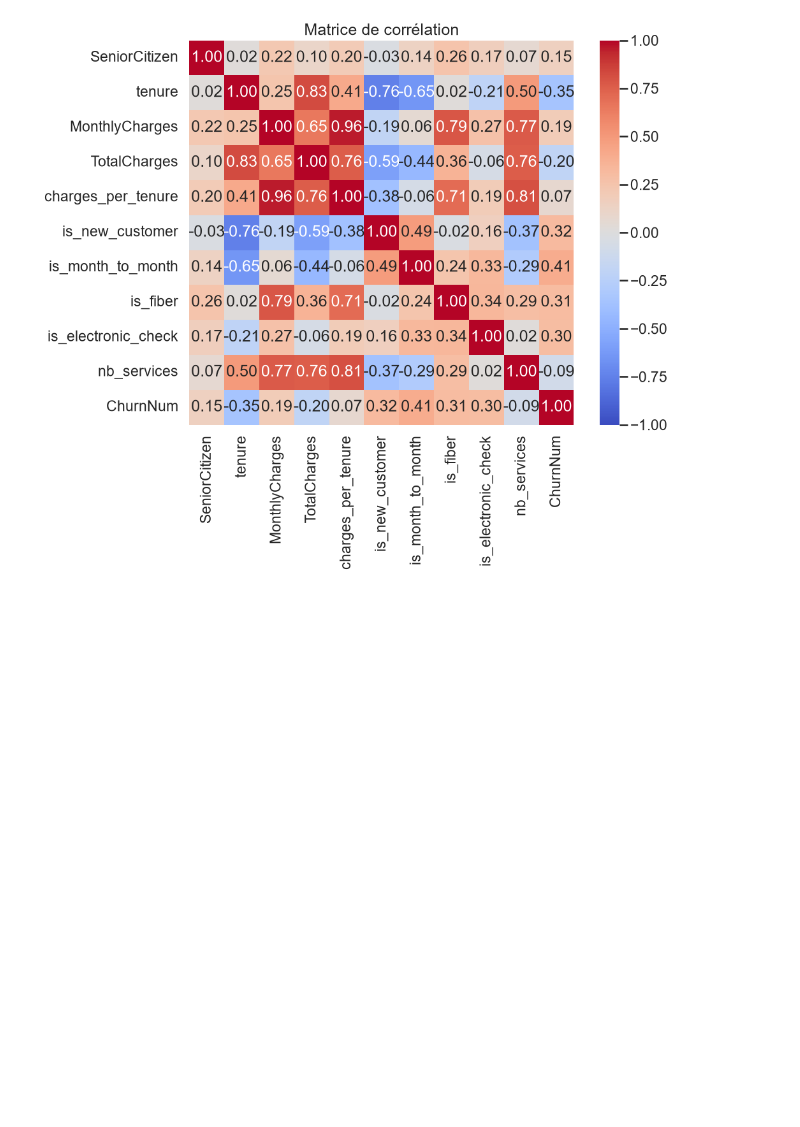
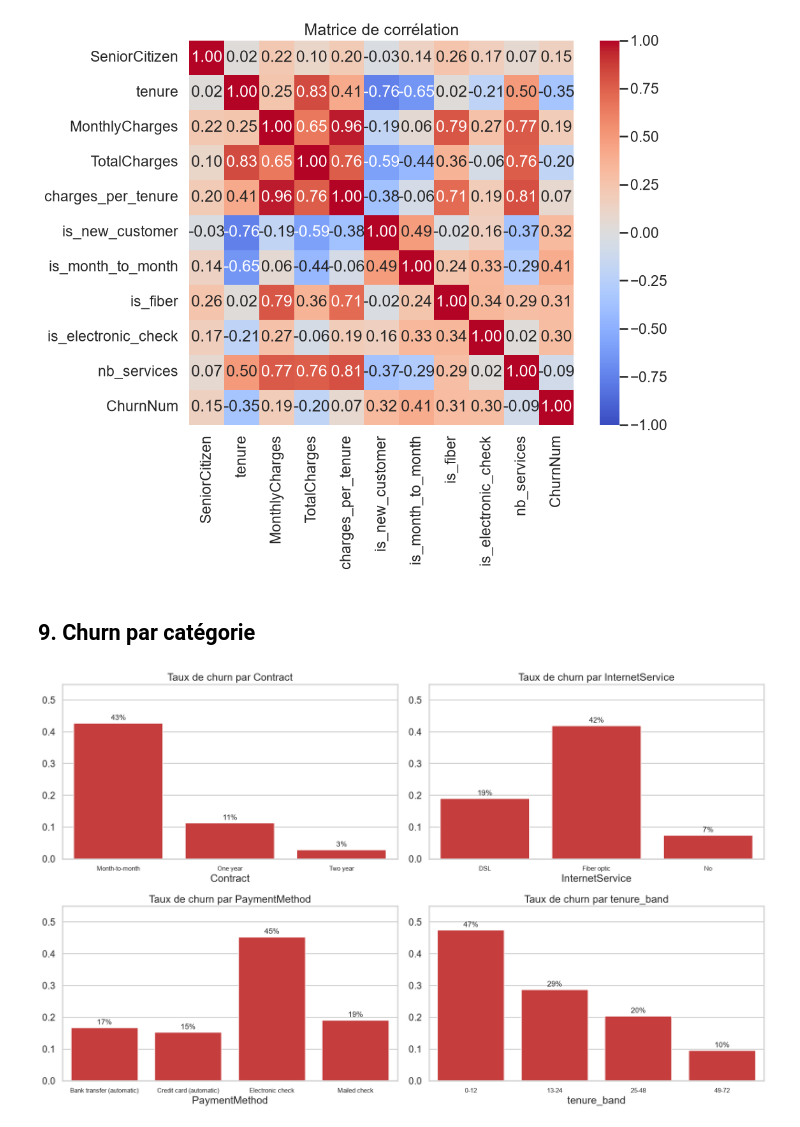
Before and after one commit to doughmi-ilyas/customer-churn-prediction, a Jupyter notebook: notebooks/01_eda.ipynb, the cells around one changed output. Drawn from its saved outputs; the diff is of its cells as text; code cells hidden in the pictures; blank space fills up the shorter version.

Commit message:
eda: add section "Churn par catégorie"

```diff
--- a/notebooks/01_eda.ipynb
+++ b/notebooks/01_eda.ipynb
@@ -206,3 +206,20 @@ charges_per_tenure     0.073
 tenure vs TotalCharges: 0.826
 charges_per_tenure vs MonthlyCharges: 0.956
 [figure]
+# %% [markdown]
+## 9. Churn par catégorie
+# %%
+fig, axes = plt.subplots(2, 2, figsize=(18, 11))
+for ax, key in zip(axes.flatten(), ["Contract", "InternetService", "PaymentMethod", "tenure_band"]):
+    rate = df.groupby(key)["ChurnNum"].mean().sort_index()
+    sns.barplot(x=rate.index, y=rate.values, ax=ax, color="#dc2626")
+    ax.set_title(f"Taux de churn par {key}")
+    ax.set_ylim(0, 0.55)
+    ax.tick_params(axis="x", labelsize=11)
+    for i, v in enumerate(rate.values):
+        ax.text(i, v + 0.01, f"{v:.0%}", ha="center", fontsize=13)
+fig.tight_layout()
+fig.savefig(f"{FIG_DIR}/04_churn_by_category.png", dpi=110, bbox_inches="tight")
+plt.show()
+# %% [output]
+[figure, added]
```
Also changed, not shown: 1 other file.
